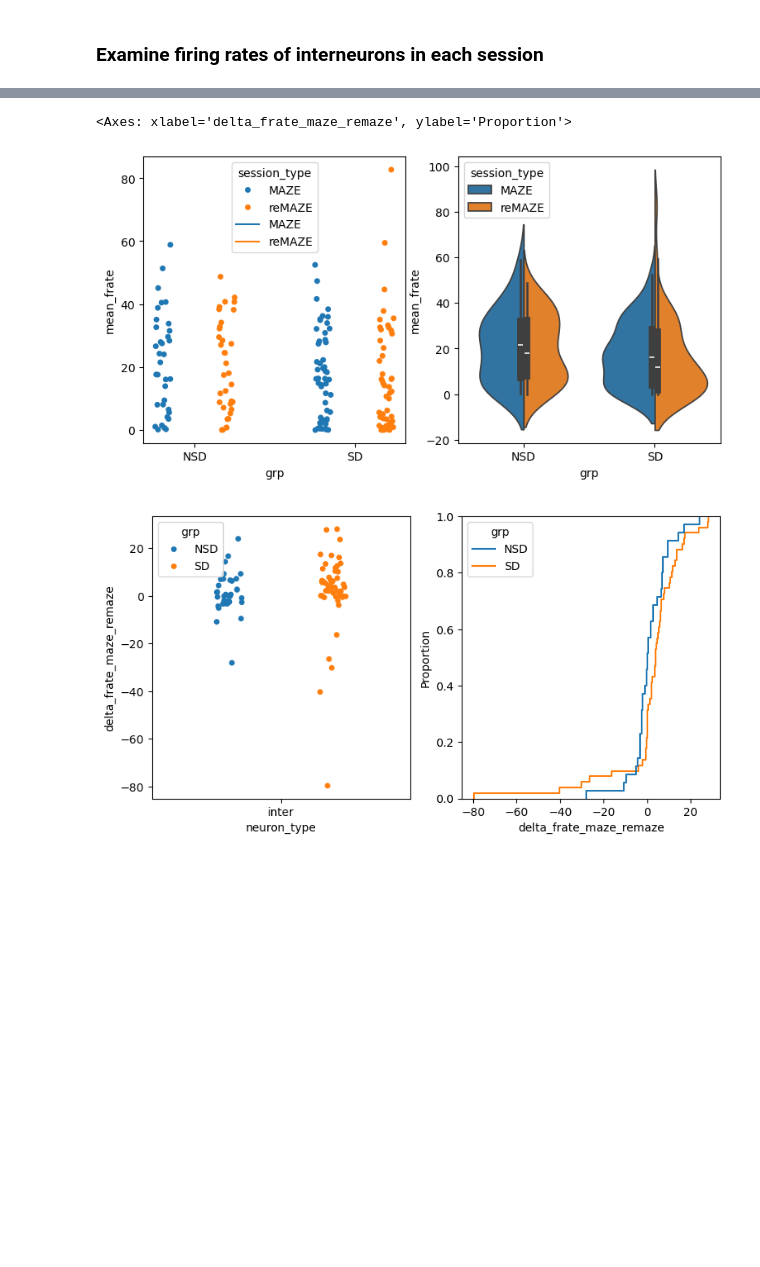
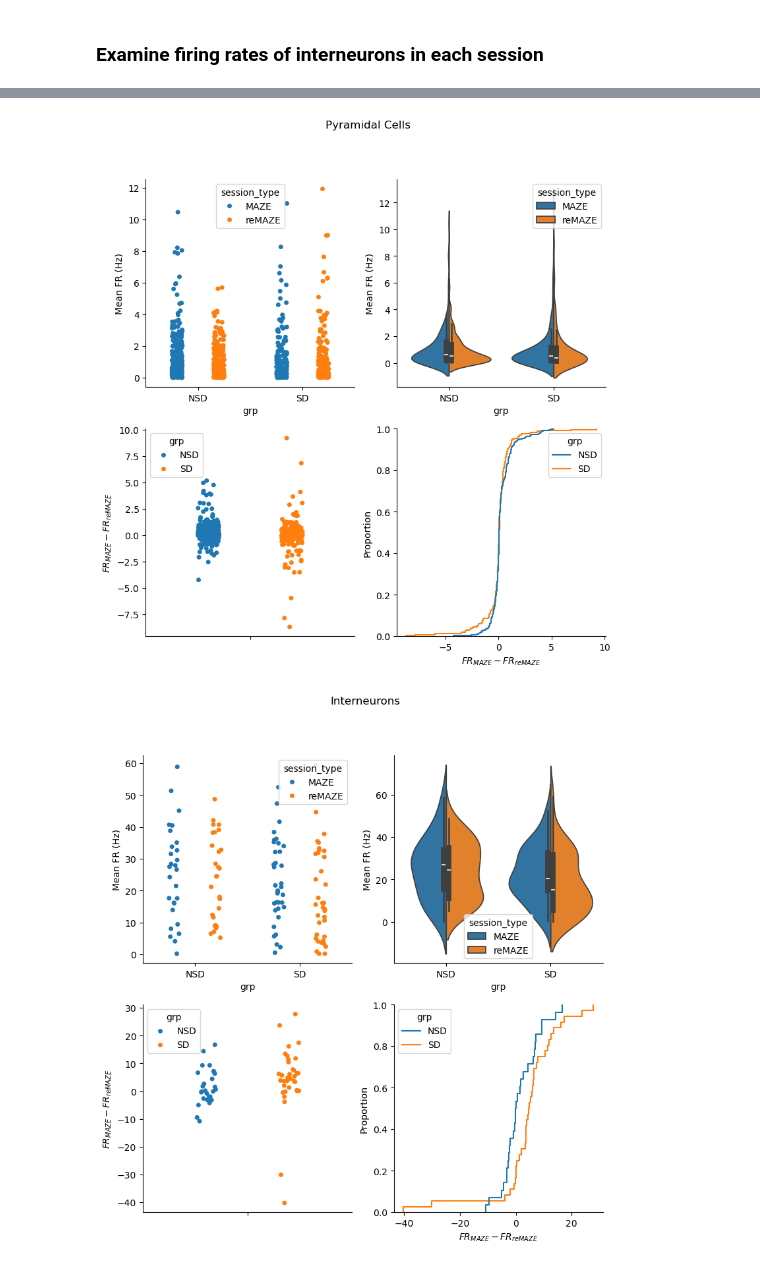
Before and after one commit to nkinsky/Projects_sandbox, a Jupyter notebook: sd_drift/sd_firing_rates_remaze.ipynb, the cells around one changed output, grey strips where cells are left out. Cells and saved outputs as stored; diff of their text form; code cells hidden in the pictures; blank space fills up the shorter version.

```diff
--- a/sd_drift/sd_firing_rates_remaze.ipynb
+++ b/sd_drift/sd_firing_rates_remaze.ipynb
@@ -6,13 +6,21 @@
 import sys
 import platform
 from pathlib import Path
-if platform.system() == "Darwin":
+from os import environ
+if platform.system() == "Darwin": # Nat laptop
     sys.path.extend(['/Users/nkinsky/Documents/UM/GitHub/NeuroPy'])
     sys.path.extend(['/Users/nkinsky/Documents/UM/GitHub/sleep_deprivation/DataPaths/'])
     plot_dir = Path("/Users/nkinsky/Documents/UM/Working/Bapun_Data/plots")
 else:
-    sys.path.extend(['/home/nkinsky/Documents/GitHub/NeuroPy'])
-    sys.path.extend(['/home/nkinsky/Documents/GitHubPrivate/pythonprogs/DataPaths/'])
+    if environ["HOSTNAME"] == "lnx00004": # Nat Linux computer
+        sys.path.extend(['/data/GitHub/NeuroPy'])
+        sys.path.extend(['/data/GitHub/sleep_loss_hippocampal_replay/analysis_and_figure_code/DataPaths'])
+        plot_dir = Path('/data/Clustering/plots')
+    else:  #BG computer
+        sys.path.extend(['/home/nkinsky/Documents/GitHub/NeuroPy'])
+        sys.path.extend(['/home/nkinsky/Documents/GitHubPrivate/pythonprogs/DataPaths/'])
+
+group_data_dir = Path('/data/Clustering/grpdata')
 
 import numpy as np
 import pandas as pd
@@ -152,7 +163,7 @@ def calc_rough_uniformity_metric(pf_in):
 # calc_rough_uniformity_metric(pfmaze)
 # %%
 # Calculate interneuron firing rates
-neuron_type = "all" # "stable" # 'all' or 'stable'
+neuron_type = "stable" # "stable" # 'all' or 'stable'
 fr_df = []
 for ids, sess in enumerate(sessions):
     assert neuron_type in ("all", "stable")
@@ -275,15 +318,24 @@ for idg, (gname, a) in enumerate(zip(["NSD", "SD"], ax)):
 # %%
-_, ax = plt.subplots(1, 2, figsize=(9, 4.5))
-ntype = "inter"
-sns.stripplot(data=fr_df[fr_df.neuron_type == ntype], x="grp", y="mean_frate", hue="session_type", dodge=True, ax=ax[0])
-sns.lineplot(data=fr_df[fr_df.neuron_type == ntype], x="grp", y="mean_frate", hue="session_type", units="unique_nid", estimator=None, ax=ax[0])
-sns.violinplot(data=fr_df[fr_df.neuron_type == ntype], x="grp", y="mean_frate", hue="session_type", split=True, ax=ax[1])
+for ntype, nname in zip(["pyr", "inter"], ["Pyramidal Cells", "Interneurons"]):
+    fig, axs = plt.subplots(2, 2, figsize=(9, 9))
+    fig.suptitle(nname)
 
-_, ax2 = plt.subplots(1, 2, figsize=(9, 4.5))
-# sns.violinplot(data=fr_df[fr_df.neuron_type == ntype], x="neuron_type", y="delta_frate_maze_remaze", hue="grp", split=True, ax=ax2[0])
-sns.stripplot(data=fr_df[fr_df.neuron_type == ntype], x="neuron_type", y="delta_frate_maze_remaze", hue="grp", dodge=True, ax=ax2[0])
-sns.ecdfplot(data=fr_df[fr_df.neuron_type == ntype], x="delta_frate_maze_remaze", hue="grp", ax=ax2[1])
+    ax = axs[0]
+    sns.stripplot(data=fr_df[fr_df.neuron_type == ntype], x="grp", y="mean_frate", hue="session_type", dodge=True, ax=ax[0])
+    # sns.lineplot(data=fr_df[fr_df.neuron_type == ntype], x="grp", y="mean_frate", hue="session_type", units="unique_nid", estimator=None, ax=ax[0])
+    sns.violinplot(data=fr_df[fr_df.neuron_type == ntype], x="grp", y="mean_frate", hue="session_type", split=True, ax=ax[1])
+    [a.set_ylabel("Mean FR (Hz)") for a in ax];
+
+    ax2 = axs[1]
+    # sns.violinplot(data=fr_df[fr_df.neuron_type == ntype], x="neuron_type", y="delta_frate_maze_remaze", hue="grp", split=True, ax=ax2[0])
+    sns.stripplot(data=fr_df[fr_df.neuron_type == ntype], y="delta_frate_maze_remaze", hue="grp", dodge=True, ax=ax2[0])
+    ax2[0].set_ylabel(r"$FR_{MAZE} - FR_{reMAZE}$")
+    ax2[0].set_xlabel("")
+    sns.ecdfplot(data=fr_df[fr_df.neuron_type == ntype], x="delta_frate_maze_remaze", hue="grp", ax=ax2[1])
+    ax2[1].set_xlabel(r"$FR_{MAZE} - FR_{reMAZE}$")
+
+    sns.despine(fig=fig)
+    fig.savefig(plot_dir / f"FR_{ntype}delta_comprenhensive.pdf")
 # %% [output]
-<Axes: xlabel='delta_frate_maze_remaze', ylabel='Proportion'>
-[figure, old version]
+[figure, new version]
-[figure, old version]
+[figure, new version]
```
Also changed, not shown: parts of 6 cells of this notebook.
